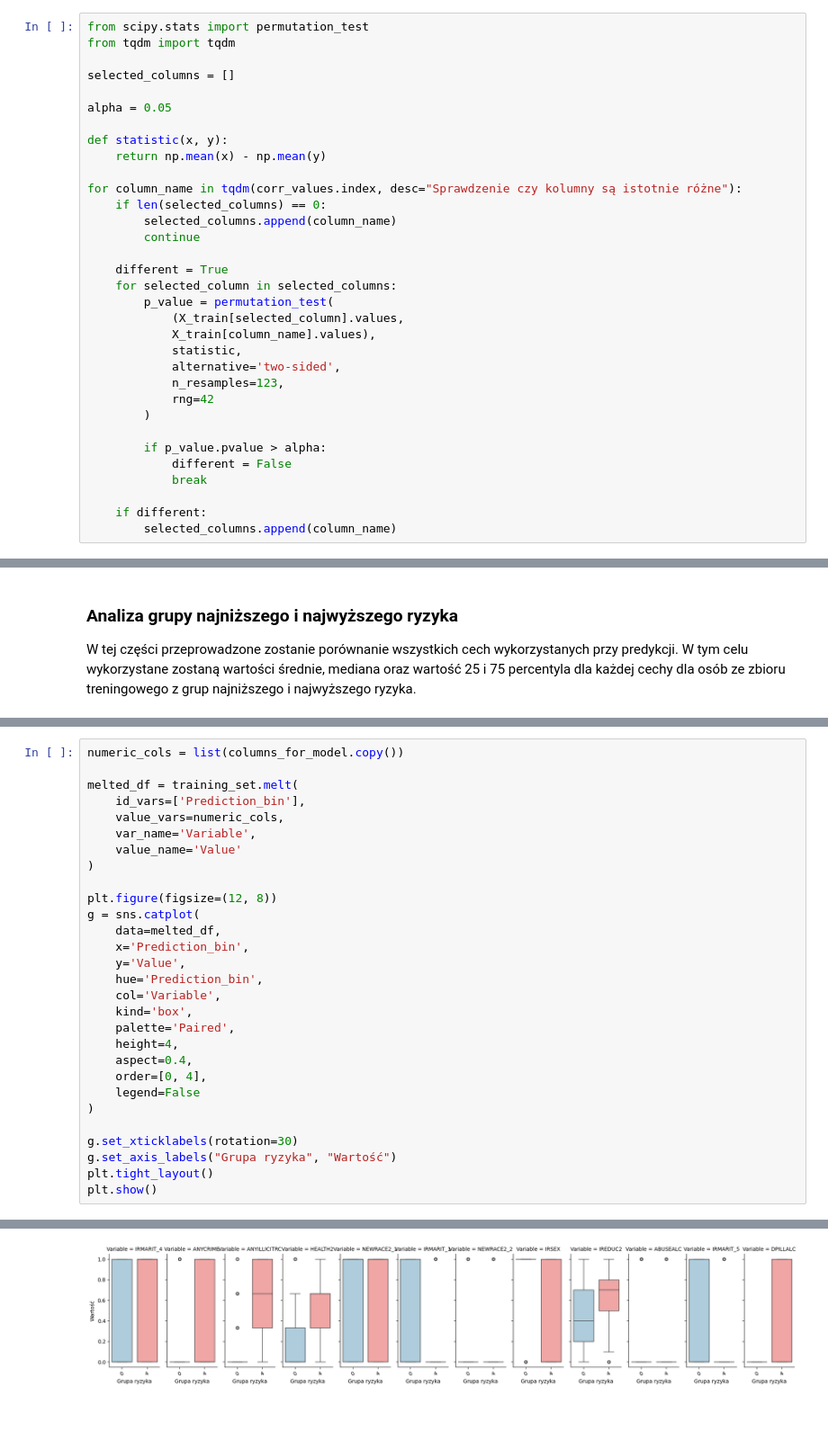
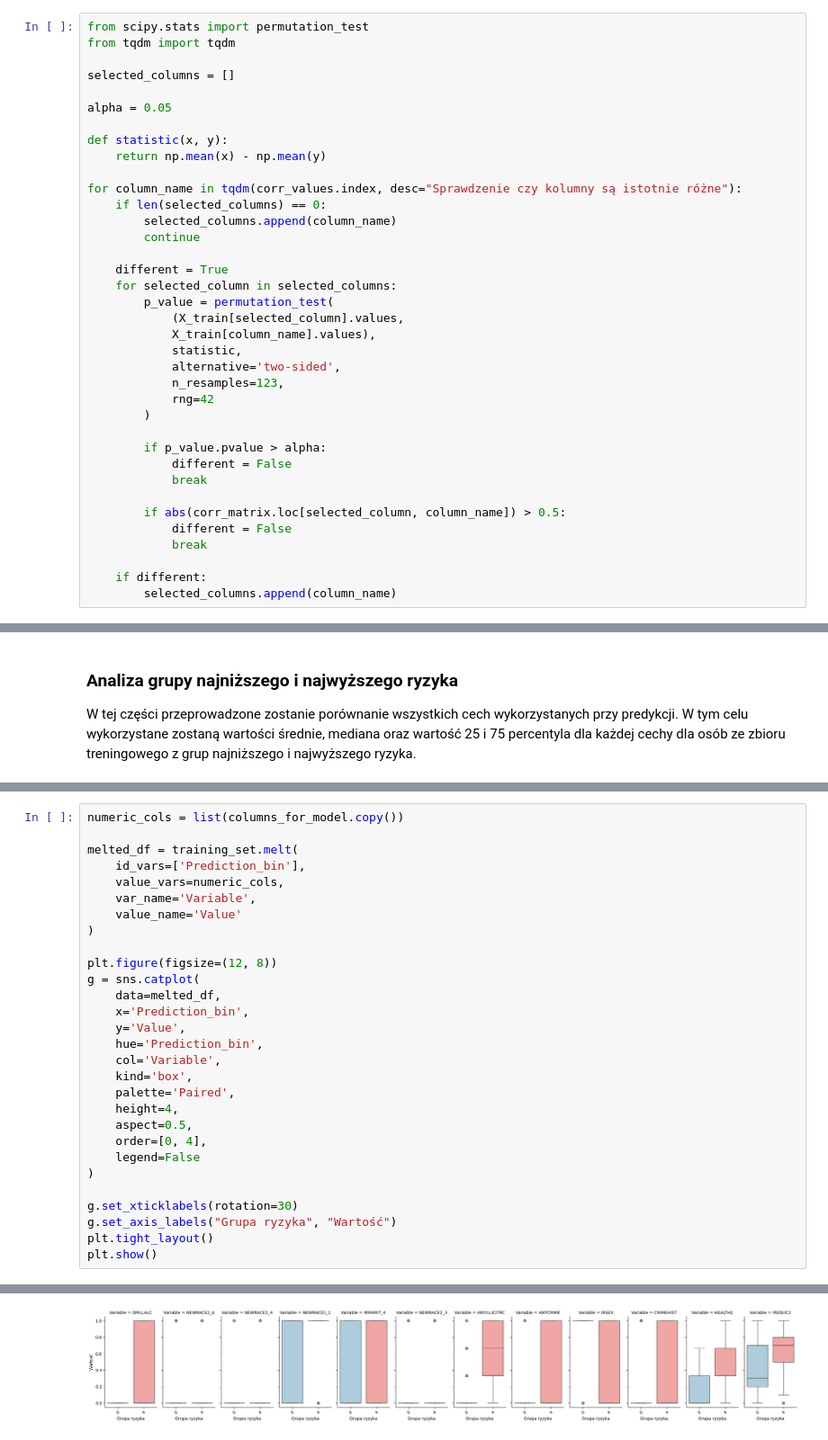
Before and after one commit to mmcza/Gender-Mental-Illness-and-Crime-in-the-United-States-Analysis, a Jupyter notebook: Mental-Illness-Analysis.ipynb, the cells around one changed output, grey strips where cells are left out. Shown at 90% size. Saved outputs shown, nothing was run; the diff lists cells and outputs as text; blank space fills up the shorter version.

```diff
--- a/Mental-Illness-Analysis.ipynb
+++ b/Mental-Illness-Analysis.ipynb
@@ -979,6 +975,10 @@ for column_name in tqdm(corr_values.index, desc="Sprawdzenie czy kolumny są ist
             different = False
             break
 
+        if abs(corr_matrix.loc[selected_column, column_name]) > 0.5:
+            different = False
+            break
+
     if different:
         selected_columns.append(column_name)
 # %%
@@ -1416,35 +1417,35 @@ max             1.000000             4.0
 # %%
 numeric_cols = list(columns_for_model.copy())
 
 melted_df = training_set.melt(
     id_vars=['Prediction_bin'],
     value_vars=numeric_cols,
     var_name='Variable',
     value_name='Value'
 )
 
 plt.figure(figsize=(12, 8))
 g = sns.catplot(
     data=melted_df,
     x='Prediction_bin',
     y='Value',
     hue='Prediction_bin',
     col='Variable',
     kind='box',
     palette='Paired',
     height=4,
-    aspect=0.4,
+    aspect=0.5,
     order=[0, 4],
     legend=False
 )
 
 g.set_xticklabels(rotation=30)
 g.set_axis_labels("Grupa ryzyka", "Wartość")
 plt.tight_layout()
 plt.show()
 # %% [output]
 <Figure size 1200x800 with 0 Axes>
-[figure, old version]
+[figure, new version]
 # %%
 numeric_cols = list(columns_for_model.copy())
 
```
Also changed, not shown: parts of 32 cells of this notebook.
